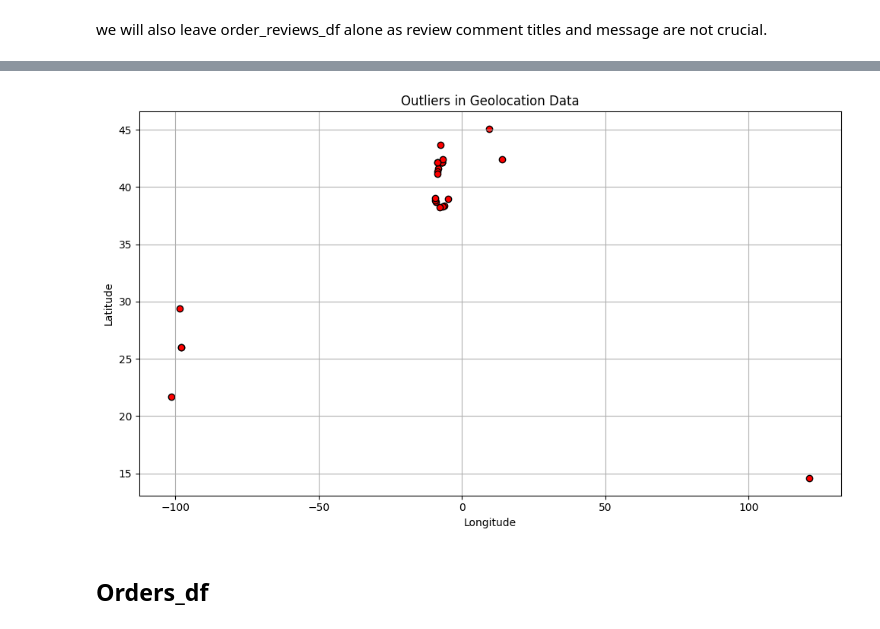
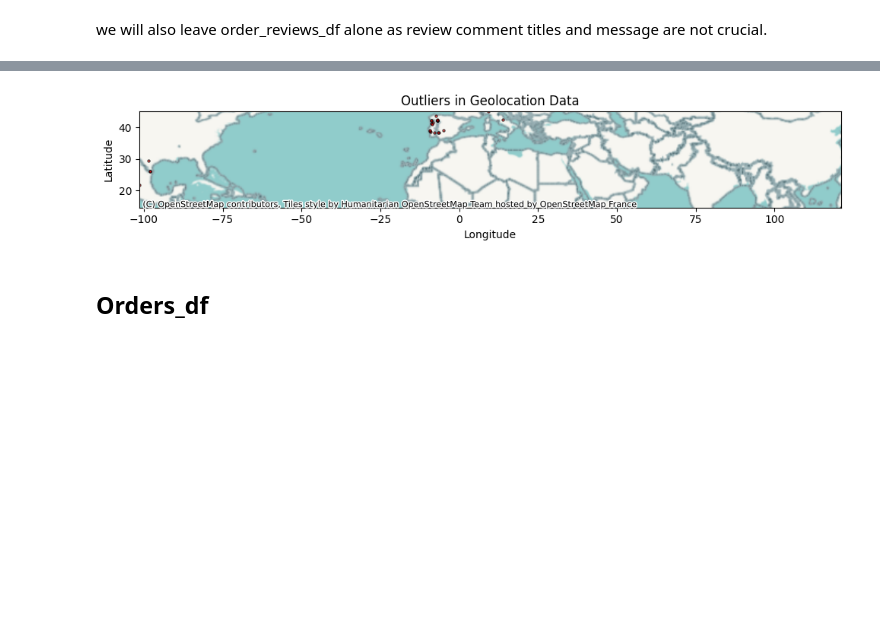
Before and after one commit to Mocuss/FESI-Crew, a Jupyter notebook: EDA.ipynb, the cells around one changed output, grey strips where cells are left out. Drawn from its saved outputs; the diff is of its cells as text; code cells hidden in the pictures; blank space fills up the shorter version.

```diff
--- a/EDA.ipynb
+++ b/EDA.ipynb
@@ -71,3 +32,13 @@ product_category_name_translation_df = pd.read_csv(product_category_name_transla
+# %%
+customers_df = pd.read_csv(customers, on_bad_lines='skip')
+geolocation_df = pd.read_csv(geolocation, on_bad_lines='skip')
+order_items_df = pd.read_csv(order_items, on_bad_lines='skip')
+order_payments_df = pd.read_csv(order_payments, on_bad_lines='skip')
+order_reviews_df = pd.read_csv(order_reviews, on_bad_lines='skip')
+orders_df = pd.read_csv(orders, on_bad_lines='skip')
+products_df = pd.read_csv(products, on_bad_lines='skip')
+sellers_df = pd.read_csv(sellers, on_bad_lines='skip')
+product_category_name_translation_df = pd.read_csv(product_category_name_translation, on_bad_lines='skip')
 # %%
 # defining functions to clean and preprocess the data
 def checkingforduplinull(df, name="DataFrame"):
@@ -168,8 +188,4 @@ plt.show()
 # %%
-import matplotlib.pyplot as plt
-import contextily as ctx
-import pandas as pd
-
 # Create a blank plot with lat/lng
 fig, ax = plt.subplots(figsize=(10, 10))
 ax.scatter(geolocation_df["geolocation_lng"], geolocation_df["geolocation_lat"],
@@ -178,6 +194,9 @@ ax.scatter(geolocation_df["geolocation_lng"], geolocation_df["geolocation_lat"],
 # Set correct bounds for map tiles
 ax.set_xlim(geolocation_df["geolocation_lng"].min(), geolocation_df["geolocation_lng"].max())
 ax.set_ylim(geolocation_df["geolocation_lat"].min(), geolocation_df["geolocation_lat"].max())
+
+# Adjust the aspect ratio to be equal so that latitude and longitude scales match
+ax.set_aspect('equal')
 
 # Try to overlay map (may not align perfectly without reprojecting)
 try:
@@ -216,17 +235,32 @@ outliers.head()
 | 516682 | 28595 | 43.684961 | -7.411080 | portela | RJ | 11.347562 | ... |
 | 538512 | 29654 | 29.409252 | -98.484121 | santo antônio do canaã | ES | 8.850002 | ... |
 # %%
-# plot outliers in geolocation data for visualization
-plt.figure(figsize=(10, 6))
-plt.scatter(outliers["geolocation_lng"], outliers["geolocation_lat"], color='red', edgecolors='k')
-plt.title("Outliers in Geolocation Data")
+# Create a blank plot with lat/lng for outliers
+fig, ax = plt.subplots(figsize=(10, 10))
+ax.scatter(outliers["geolocation_lng"], outliers["geolocation_lat"],
+           s=5, color='red', edgecolors='k', alpha=0.6)
+
+# Set correct bounds for map tiles based on outliers data
+ax.set_xlim(outliers["geolocation_lng"].min(), outliers["geolocation_lng"].max())
+ax.set_ylim(outliers["geolocation_lat"].min(), outliers["geolocation_lat"].max())
+
+# Adjust the aspect ratio to be equal so that latitude and longitude scales match
+ax.set_aspect('equal')
+
+# Try to overlay the map for outliers (may not align perfectly without reprojecting)
+try:
+    ctx.add_basemap(ax, crs='EPSG:4326')  # using raw lat/lng coords
+except Exception as e:
+    print("Map overlay failed:", e)
+
+# Title and labels
+ax.set_title("Outliers in Geolocation Data")
 plt.xlabel("Longitude")
 plt.ylabel("Latitude")
-plt.grid(True)
 plt.tight_layout()
 plt.show()
 # %% [output]
-[figure, old version]
+[figure, new version]
 # %%
 # removing outliers from the geolocation DataFrame
 geolocation_df = geolocation_df.drop(outliers.index)
```
Also changed, not shown: parts of 132 cells of this notebook.
